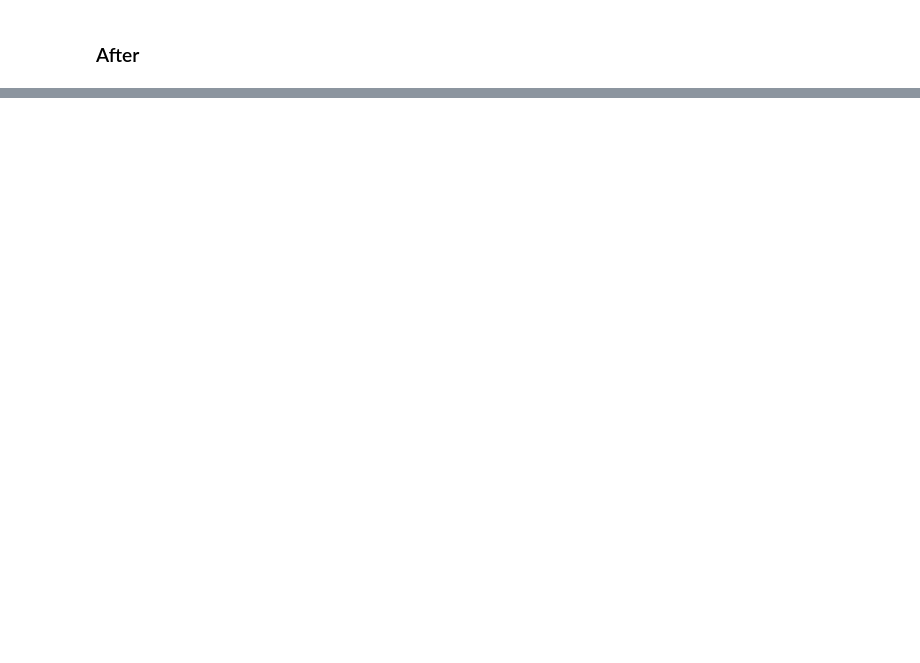
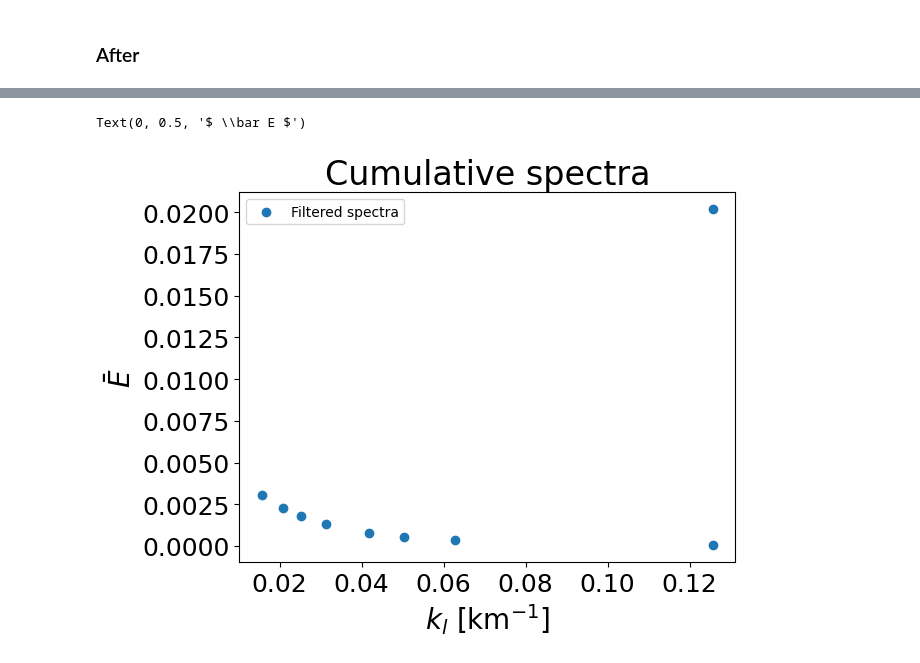
Before and after one commit to FESOM/implicit_filter, a Jupyter notebook: examples/nemo_example.ipynb, the cells around one changed output, grey strips where cells are left out. Saved outputs shown, nothing was run; the diff lists cells and outputs as text; code cells hidden in the pictures; blank space fills up the shorter version.

```diff
--- a/examples/nemo_example.ipynb
+++ b/examples/nemo_example.ipynb
@@ -73,0 +78,2 @@ plt.colorbar()
+# %%
+spectra = filter.compute_spectra_velocity(1, Kc, ttu, ttv)
@@ -73,0 +84,13 @@ plt.colorbar()
+# %%
+# Add the first element as spectra also contains value for unfiltered data on position 0
+k = np.insert(Kc, 0, Kc[0])
+plt.scatter(k, spectra, label="Filtered spectra")
+plt.title("Cumulative spectra", fontsize=24)
+plt.legend()
+plt.xticks(fontsize=18)
+plt.yticks(fontsize=18)
+plt.xlabel(r"$k_l$ [km$^{-1}$]", fontsize=20)
+plt.ylabel(r"$ \bar E $", fontsize=20)
+# %% [output]
+Text(0, 0.5, '$ \\bar E $')
+[figure, added]
```
Also changed, not shown: parts of 13 cells of this notebook, 6 other files.
